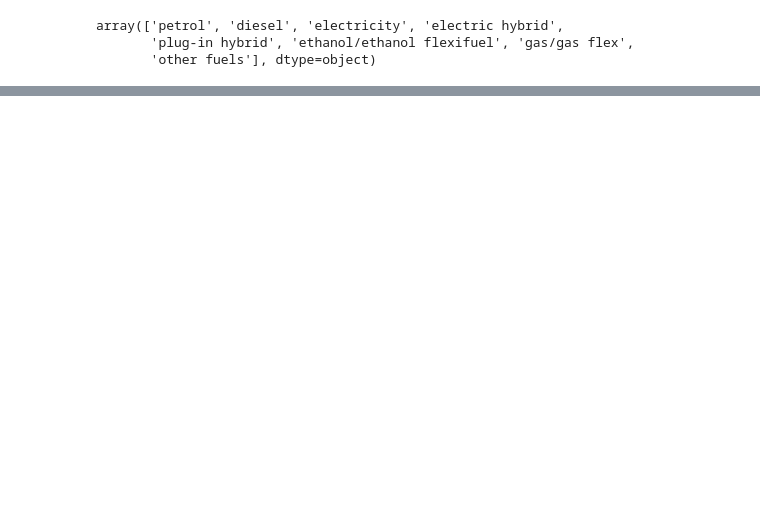
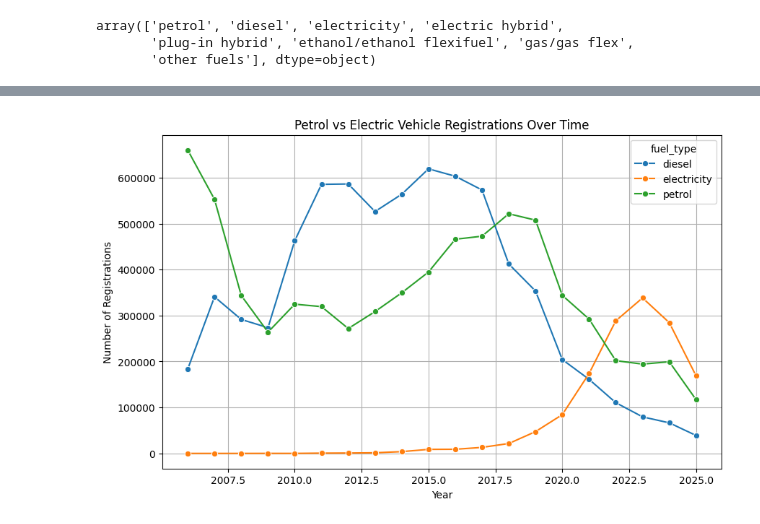
Before and after one commit to Magesh-Babu/Electrification_of_Swedish_Cars, a Jupyter notebook: exploratory_analysis/car_data_exploratory_analysis.ipynb, the cells around one changed output, grey strips where cells are left out. Drawn from its saved outputs; the diff is of its cells as text; code cells hidden in the pictures; blank space fills up the shorter version.

```diff
--- a/exploratory_analysis/car_data_exploratory_analysis.ipynb
+++ b/exploratory_analysis/car_data_exploratory_analysis.ipynb
@@ -96,0 +155,15 @@ ax.legend(loc='upper left')
+# %%
+# Filter only petrol and electric
+fuel_transition = df[
+    df['fuel_type'].isin(['petrol', 'diesel', 'electricity'])
+].groupby(['year', 'fuel_type'])['num_of_new_registrations'].sum().reset_index()
+
+plt.figure(figsize=(10,6))
+sns.lineplot(data=fuel_transition, x="year", y="num_of_new_registrations", hue="fuel_type", marker="o")
+plt.title("Petrol vs Electric Vehicle Registrations Over Time")
+plt.xlabel("Year")
+plt.ylabel("Number of Registrations")
+plt.grid(True)
+plt.show()
+# %% [output]
+[figure, added]
```
Also changed, not shown: parts of 25 cells of this notebook, 1 other file.
